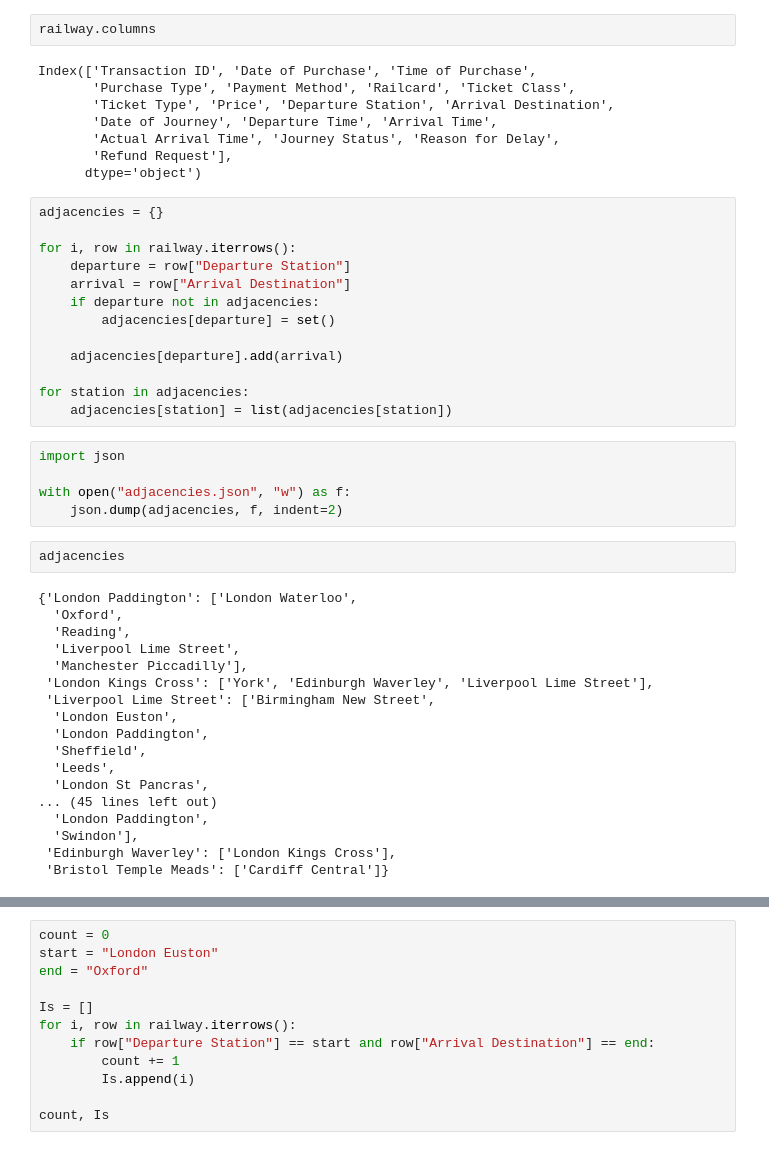
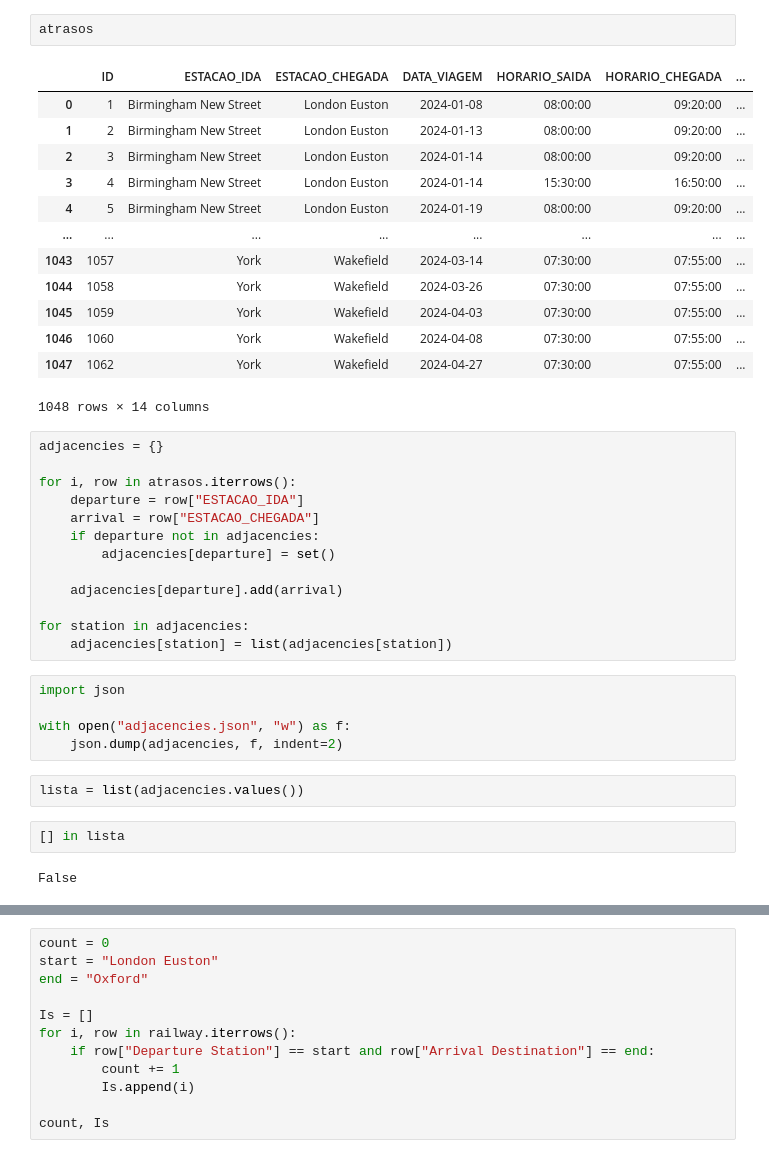
Before and after one commit to MiguelOlivRd/prova3-visualizacao-dados, a Jupyter notebook: identifica_adjacências.ipynb, the cells around one changed output, grey strips where cells are left out. Drawn from its saved outputs; the diff is of its cells as text.

```diff
--- a/identifica_adjacências.ipynb
+++ b/identifica_adjacências.ipynb
@@ -5,19 +14,25 @@ railway = pd.read_csv("railway.csv")
 # %%
-railway.columns
+atrasos
 # %% [output]
+|  | ID | ESTACAO_IDA | ESTACAO_CHEGADA | DATA_VIAGEM | HORARIO_SAIDA | HORARIO_CHEGADA | ... |
+| 0 | 1 | Birmingham New Street | London Euston | 2024-01-08 | 08:00:00 | 09:20:00 | ... |
+| 1 | 2 | Birmingham New Street | London Euston | 2024-01-13 | 08:00:00 | 09:20:00 | ... |
+| 2 | 3 | Birmingham New Street | London Euston | 2024-01-14 | 08:00:00 | 09:20:00 | ... |
+| 3 | 4 | Birmingham New Street | London Euston | 2024-01-14 | 15:30:00 | 16:50:00 | ... |
+| 4 | 5 | Birmingham New Street | London Euston | 2024-01-19 | 08:00:00 | 09:20:00 | ... |
+| ... | ... | ... | ... | ... | ... | ... | ... |
+| 1043 | 1057 | York | Wakefield | 2024-03-14 | 07:30:00 | 07:55:00 | ... |
+| 1044 | 1058 | York | Wakefield | 2024-03-26 | 07:30:00 | 07:55:00 | ... |
+| 1045 | 1059 | York | Wakefield | 2024-04-03 | 07:30:00 | 07:55:00 | ... |
+| 1046 | 1060 | York | Wakefield | 2024-04-08 | 07:30:00 | 07:55:00 | ... |
+| 1047 | 1062 | York | Wakefield | 2024-04-27 | 07:30:00 | 07:55:00 | ... |
-Index(['Transaction ID', 'Date of Purchase', 'Time of Purchase',
-       'Purchase Type', 'Payment Method', 'Railcard', 'Ticket Class',
-       'Ticket Type', 'Price', 'Departure Station', 'Arrival Destination',
-       'Date of Journey', 'Departure Time', 'Arrival Time',
-       'Actual Arrival Time', 'Journey Status', 'Reason for Delay',
-       'Refund Request'],
-      dtype='object')
+1048 rows × 14 columns
 # %%
 adjacencies = {}
 
-for i, row in railway.iterrows():
-    departure = row["Departure Station"]
-    arrival = row["Arrival Destination"]
+for i, row in atrasos.iterrows():
+    departure = row["ESTACAO_IDA"]
+    arrival = row["ESTACAO_CHEGADA"]
     if departure not in adjacencies:
         adjacencies[departure] = set()
 
@@ -31,22 +46,8 @@ import json
 with open("adjacencies.json", "w") as f:
     json.dump(adjacencies, f, indent=2)
 # %%
-adjacencies
+lista = list(adjacencies.values())
-# %% [output]
-{'London Paddington': ['London Waterloo',
-  'Oxford',
-  'Reading',
-  'Liverpool Lime Street',
-  'Manchester Piccadilly'],
- 'London Kings Cross': ['York', 'Edinburgh Waverley', 'Liverpool Lime Street'],
- 'Liverpool Lime Street': ['Birmingham New Street',
-  'London Euston',
-  'London Paddington',
-  'Sheffield',
-  'Leeds',
-  'London St Pancras',
-... (45 lines left out)
-  'London Paddington',
-  'Swindon'],
- 'Edinburgh Waverley': ['London Kings Cross'],
- 'Bristol Temple Meads': ['Cardiff Central']}
+# %%
+[] in lista
+# %% [output]
+False
```
Also changed, not shown: parts of 11 cells of this notebook, 3 other files.
